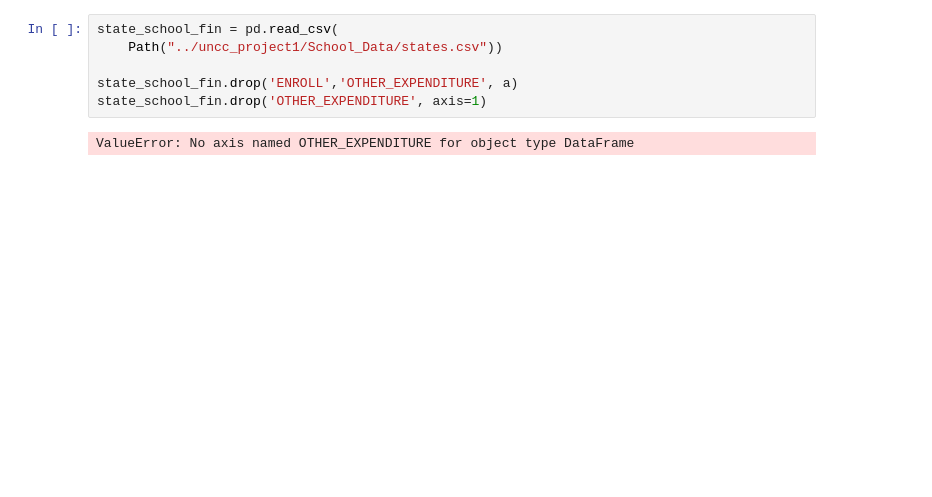
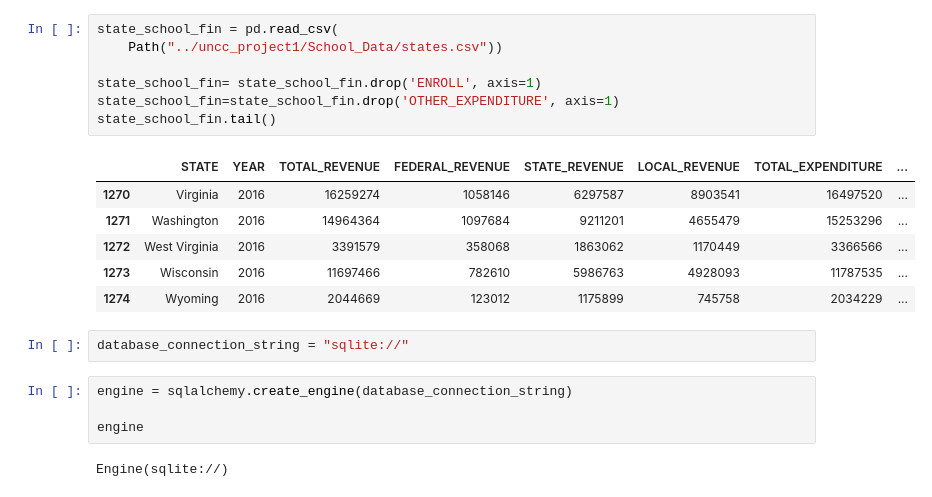
Before and after one commit to gtaraboletti/uncc_project1, a Jupyter notebook: data_analysis_code.ipynb, the cells around one changed output. Saved outputs shown, nothing was run; the diff lists cells and outputs as text; blank space fills up the shorter version.

Commit message:
More Datasets, initial parsing of base school finance dataset

```diff
--- a/data_analysis_code.ipynb
+++ b/data_analysis_code.ipynb
@@ -10,8 +10,22 @@ from pathlib import Path
 # %%
 state_school_fin = pd.read_csv(
     Path("../uncc_project1/School_Data/states.csv"))
 
-state_school_fin.drop('ENROLL','OTHER_EXPENDITURE', a)
-state_school_fin.drop('OTHER_EXPENDITURE', axis=1)
+state_school_fin= state_school_fin.drop('ENROLL', axis=1)
+state_school_fin=state_school_fin.drop('OTHER_EXPENDITURE', axis=1)
+state_school_fin.tail()
 # %% [output]
-ValueError: No axis named OTHER_EXPENDITURE for object type DataFrame
+|  | STATE | YEAR | TOTAL_REVENUE | FEDERAL_REVENUE | STATE_REVENUE | LOCAL_REVENUE | TOTAL_EXPENDITURE | ... |
+| 1270 | Virginia | 2016 | 16259274 | 1058146 | 6297587 | 8903541 | 16497520 | ... |
+| 1271 | Washington | 2016 | 14964364 | 1097684 | 9211201 | 4655479 | 15253296 | ... |
+| 1272 | West Virginia | 2016 | 3391579 | 358068 | 1863062 | 1170449 | 3366566 | ... |
+| 1273 | Wisconsin | 2016 | 11697466 | 782610 | 5986763 | 4928093 | 11787535 | ... |
+| 1274 | Wyoming | 2016 | 2044669 | 123012 | 1175899 | 745758 | 2034229 | ... |
+# %%
+database_connection_string = "sqlite://"
+# %%
+engine = sqlalchemy.create_engine(database_connection_string)
+
+engine
+# %% [output]
+Engine(sqlite://)
```
Also changed, not shown: parts of 9 cells of this notebook, 23 other files.
